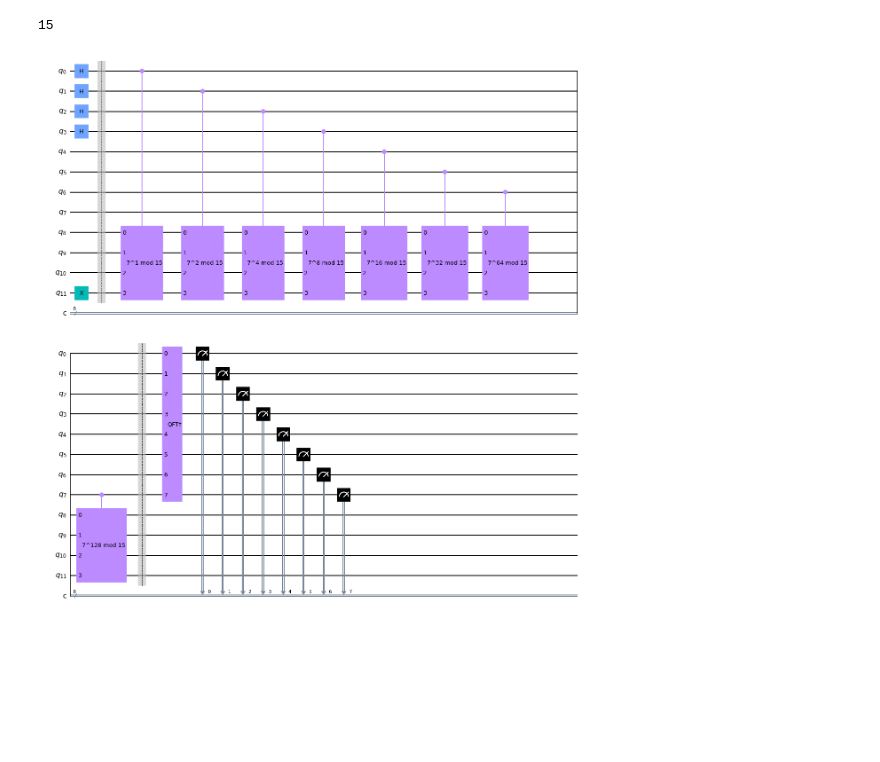
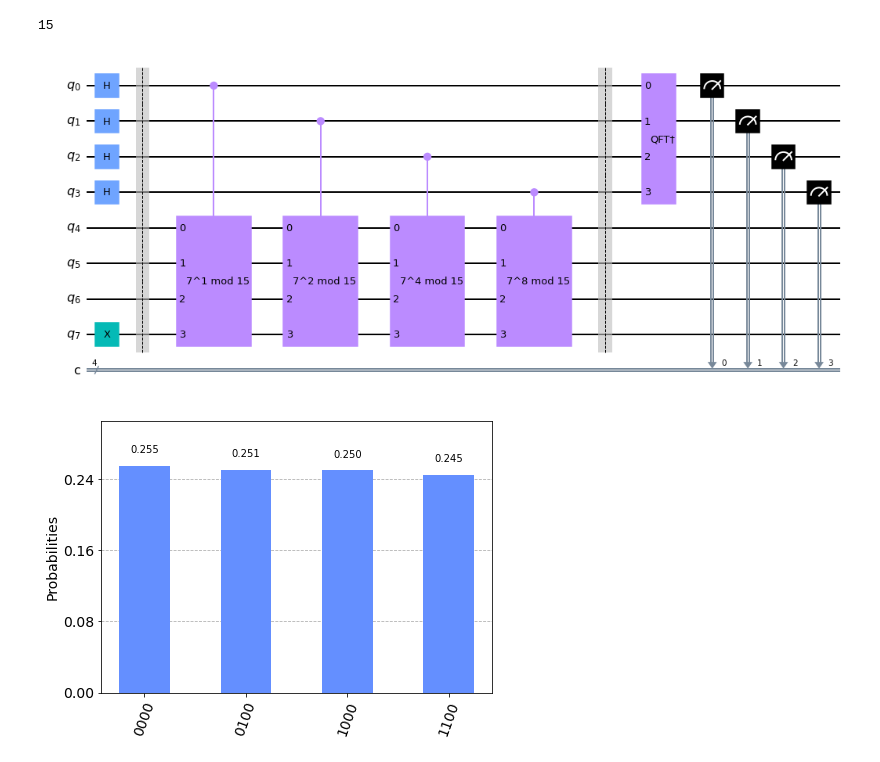
Before and after one commit to jimphon88/quantum-computing, a Jupyter notebook: shor algorithm.ipynb, the cells around one changed output. Drawn from its saved outputs; the diff is of its cells as text; code cells hidden in the pictures; blank space fills up the shorter version.

```diff
--- a/shor algorithm.ipynb
+++ b/shor algorithm.ipynb
@@ -167,29 +168,29 @@ def qft_dagger(n):
 # %%
 # find the amount of binary variables required to express N
 n = len(format(N, 'b'))
 
 # create a circuit with n qubits and n ancilla qubits
-qc = QuantumCircuit(3*n,2*n)
+qc = QuantumCircuit(2*n,n)
 
 # first super-position all qubits so we have a uniform distribution for all possible numbers (in binary format)
 for q in range(n):
     qc.h(q)
 
 # add auxiliary register
-qc.x(2*n+3)
+qc.x(n+3)
 
 qc.barrier()
 
 # Do controlled-U operations
-for q in range(2*n):
+for q in range(n):
     qc.append(mmod15(m, 2**q),
-             [q] + [i+2*n for i in range(4)])
+             [q] + [i+n for i in range(4)])
 qc.barrier()
 # Do inverse-QFT
-qc.append(qft_dagger(2*n), range(2*n))
+qc.append(qft_dagger(n), range(n))
 
 # Measure circuit
-qc.measure(range(2*n), range(2*n))
+qc.measure(range(n), range(n))
 qc.draw('mpl')
 # %% [output]
-[figure, old version]
+[figure, new version]
@@ -195,0 +199,8 @@ qc.draw('mpl')
+# %%
+backend = Aer.get_backend('qasm_simulator')
+shots = 10000
+result = execute(qc, backend=backend, shots = shots).result()
+counts = result.get_counts(qc)
+plot_histogram(counts)
+# %% [output]
+[figure, added]
```
Also changed, not shown: parts of 3 cells of this notebook.
